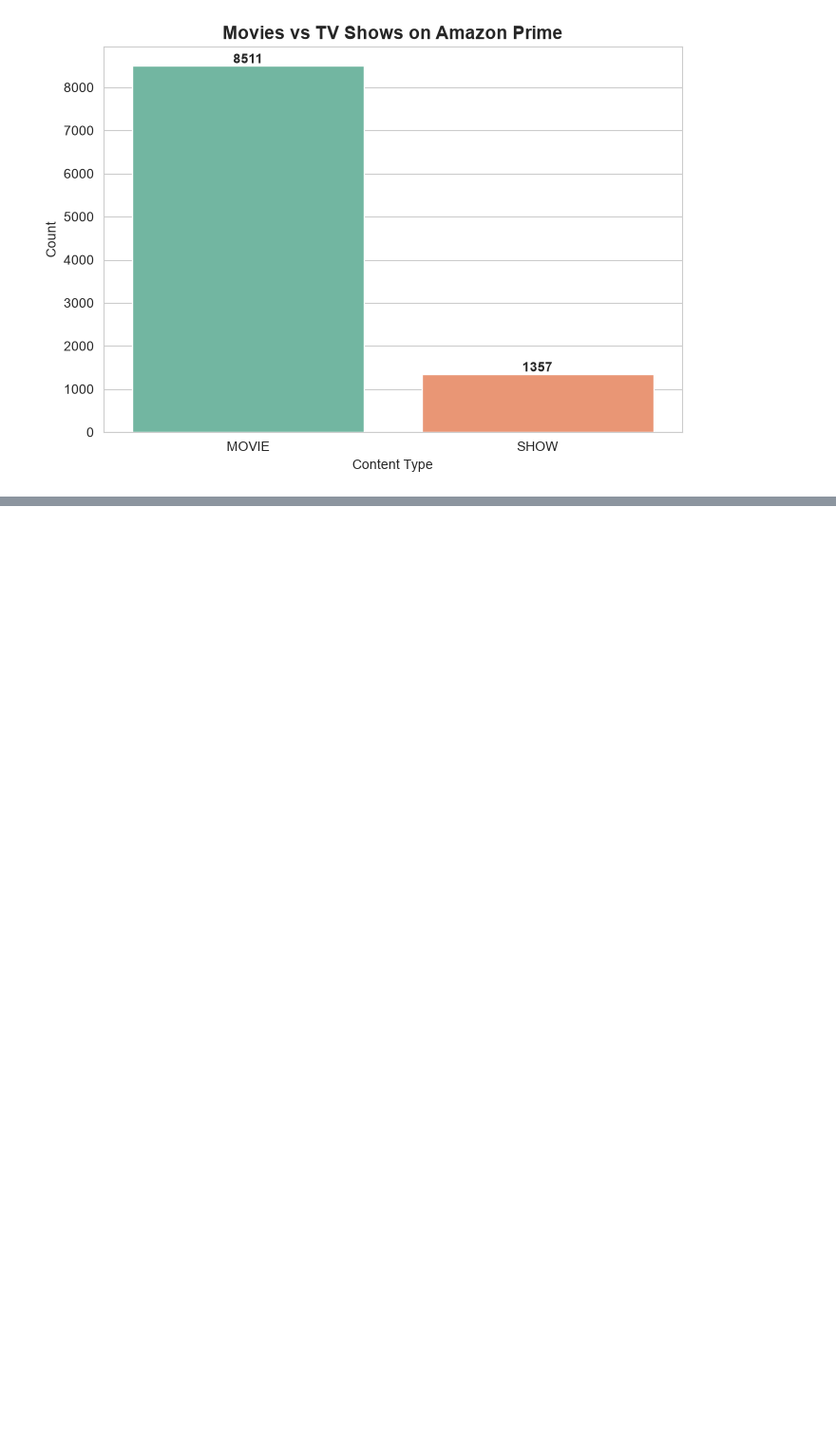
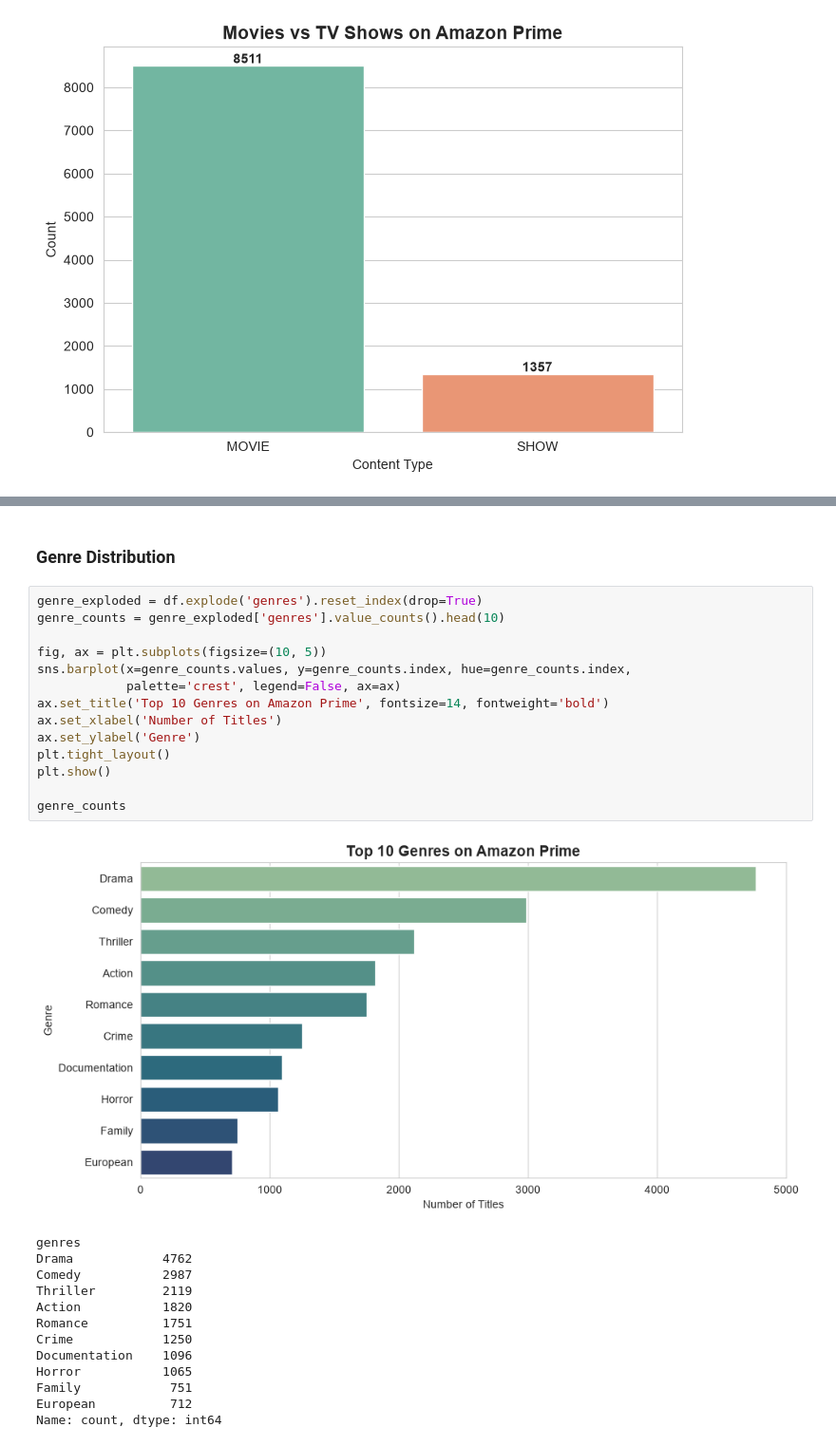
Before and after one commit to Engineer-purvesh18/Amazon_Analysis, a Jupyter notebook: AmazonPrime_Analysis.ipynb, the cells around one changed output, grey strips where cells are left out. Shown at 95% size. Saved outputs shown, nothing was run; the diff lists cells and outputs as text; blank space fills up the shorter version.

```diff
--- a/AmazonPrime_Analysis.ipynb
+++ b/AmazonPrime_Analysis.ipynb
@@ -221,0 +242,30 @@ Name: count, dtype: float64
+# %% [markdown]
+### Genre Distribution
+# %%
+genre_exploded = df.explode('genres').reset_index(drop=True)
+genre_counts = genre_exploded['genres'].value_counts().head(10)
+
+fig, ax = plt.subplots(figsize=(10, 5))
+sns.barplot(x=genre_counts.values, y=genre_counts.index, hue=genre_counts.index,
+            palette='crest', legend=False, ax=ax)
+ax.set_title('Top 10 Genres on Amazon Prime', fontsize=14, fontweight='bold')
+ax.set_xlabel('Number of Titles')
+ax.set_ylabel('Genre')
+plt.tight_layout()
+plt.show()
+
+genre_counts
+# %% [output]
+[figure, added]
+genres
+Drama            4762
+Comedy           2987
+Thriller         2119
+Action           1820
+Romance          1751
+Crime            1250
+Documentation    1096
+Horror           1065
+Family            751
+European          712
+Name: count, dtype: int64
```
Also changed, not shown: parts of 4 cells of this notebook.
